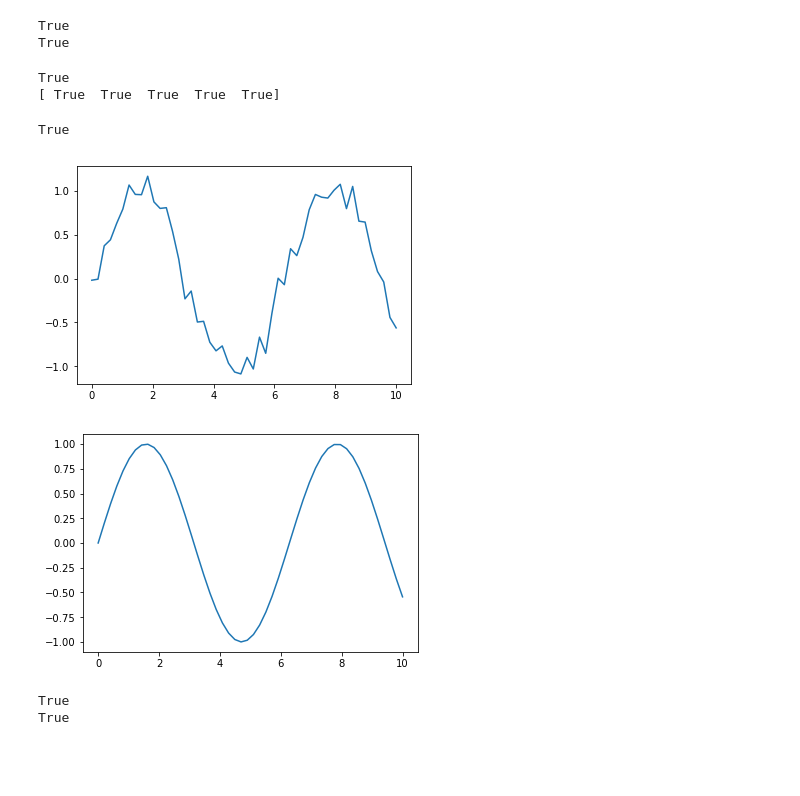
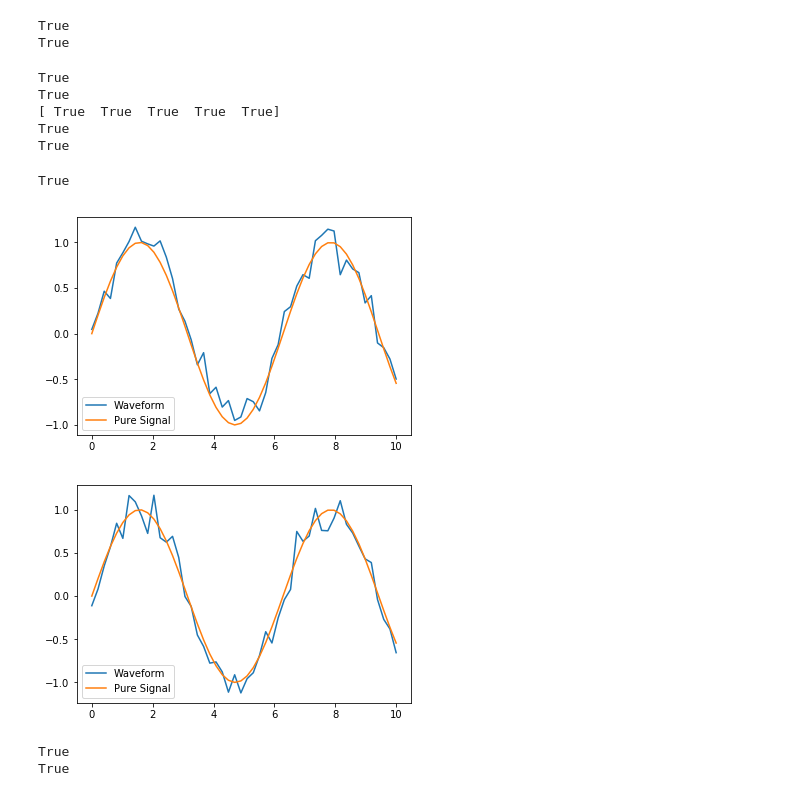
Before and after one commit to bhokansonfasig/pyrex, a Jupyter notebook: Code Examples.ipynb, the cells around one changed output. Cells and saved outputs as stored; diff of their text form; code cells hidden in the pictures; blank space fills up the shorter version.

Commit message:
Updated docs to describe new antenna methods

```diff
--- a/Code Examples.ipynb
+++ b/Code Examples.ipynb
@@ -153,28 +163,37 @@ print(basic_antenna.waveforms == [])
 True
 True
 # %%
-print(basic_antenna.trigger(pyrex.Signal([0],[0])) == True)
+print(basic_antenna.efficiency == 1)
+print(basic_antenna.antenna_factor == 1)
 freqs = [1, 2, 3, 4, 5]
 print(basic_antenna.response(freqs) == [1, 1, 1, 1, 1])
+print(basic_antenna.directional_gain(theta=np.pi/2, phi=0) == 1)
+print(basic_antenna.polarization_gain([0,0,1]) == 1)
 # %% [output]
+True
 True
 [ True  True  True  True  True]
+True
+True
+# %%
+print(basic_antenna.trigger(pyrex.Signal([0],[0])) == True)
+# %% [output]
+True
 # %%
-incoming_singal = pyrex.FunctionSignal(np.linspace(0,10), np.sin)
+incoming_singal = pyrex.FunctionSignal(np.linspace(0,10), np.sin,
+                                       value_type=pyrex.ValueTypes.voltage)
 basic_antenna.receive(incoming_singal)
-print(basic_antenna.is_hit == True)
-for wave in basic_antenna.waveforms:
+basic_antenna.receive(incoming_singal, origin=[0,0,-300], polarization=[1,0,0])
+basic_antenna.is_hit == True
+for waveform, pure_signal in zip(basic_antenna.waveforms, basic_antenna.signals):
     plt.figure()
-    plt.plot(wave.times, wave.values)
+    plt.plot(waveform.times, waveform.values, label="Waveform")
+    plt.plot(pure_signal.times, pure_signal.values, label="Pure Signal")
+    plt.legend()
     plt.show()
-for pure_signal in basic_antenna.signals:
-    plt.figure()
-    plt.plot(pure_signal.times, pure_signal.values)
-    plt.show()
 # %% [output]
-True
-[figure, old version]
+[figure, new version]
-[figure, old version]
+[figure, new version]
 # %%
 basic_antenna.clear()
 print(basic_antenna.is_hit == False)
```
Also changed, not shown: parts of 7 cells of this notebook, 4 other files.
